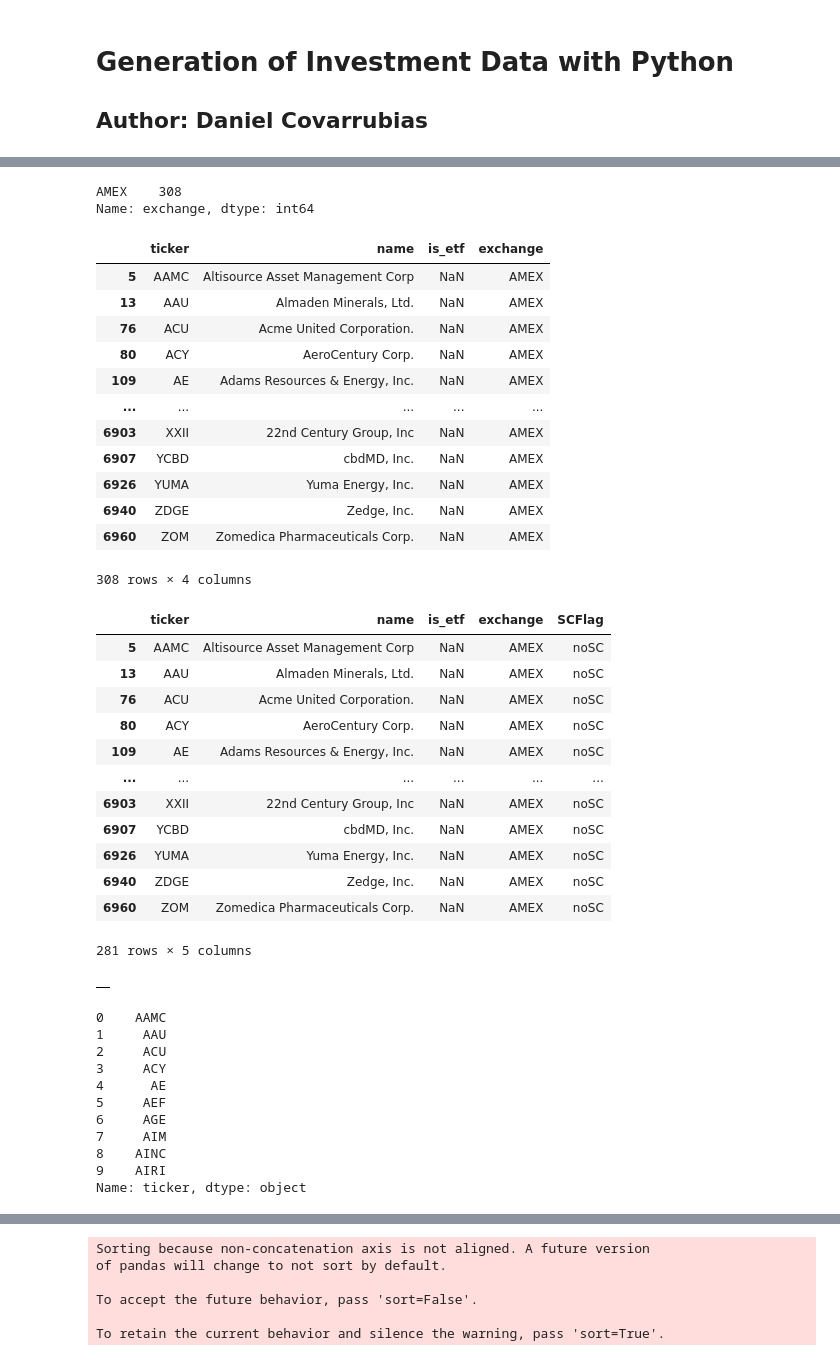
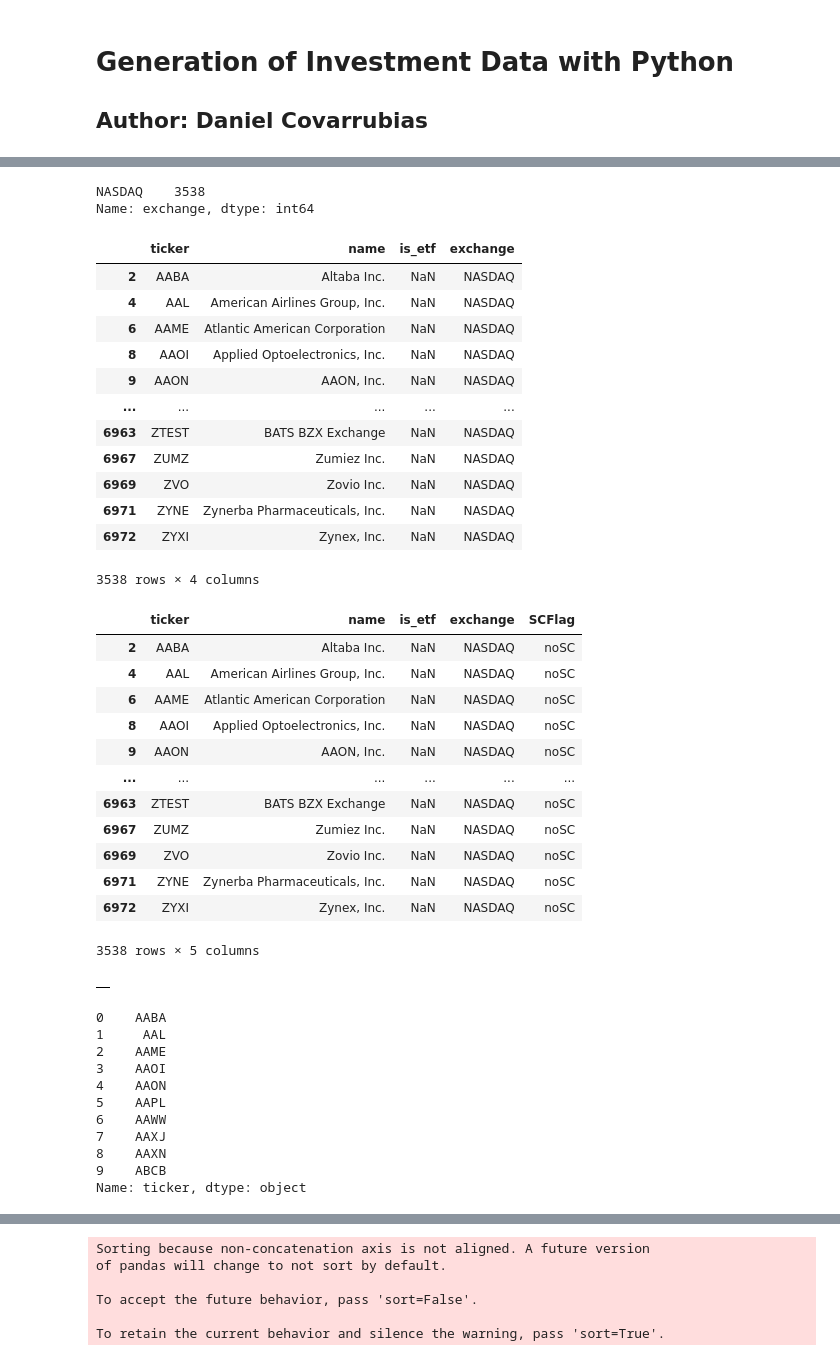
Before and after one commit to dcovarru/investmentsPython, a Jupyter notebook: investments.ipynb, the cells around one changed output, grey strips where cells are left out. Drawn from its saved outputs; the diff is of its cells as text; code cells hidden in the pictures.

```diff
--- a/investments.ipynb
+++ b/investments.ipynb
@@ -52,28 +60,28 @@ investData.shape
 # str(investDataSubset.loc[0])
 ## investDataSubsetDF.columns.str.strip()
 # investDataSubsetDF
-investData = investData[investData.exchange == 'AMEX']
+investData = investData[investData.exchange == 'NASDAQ']
 # %%
 investData['exchange'].value_counts()
 # %% [output]
-AMEX    308
+NASDAQ    3538
 Name: exchange, dtype: int64
 # %%
-investData[investData.exchange == 'AMEX']
+investData[investData.exchange == 'NASDAQ']
 # %% [output]
 |  | ticker | name | is_etf | exchange |
-| 5 | AAMC | Altisource Asset Management Corp | NaN | AMEX |
-| 13 | AAU | Almaden Minerals, Ltd. | NaN | AMEX |
-| 76 | ACU | Acme United Corporation. | NaN | AMEX |
-| 80 | ACY | AeroCentury Corp. | NaN | AMEX |
-| 109 | AE | Adams Resources & Energy, Inc. | NaN | AMEX |
+| 2 | AABA | Altaba Inc. | NaN | NASDAQ |
+| 4 | AAL | American Airlines Group, Inc. | NaN | NASDAQ |
+| 6 | AAME | Atlantic American Corporation | NaN | NASDAQ |
+| 8 | AAOI | Applied Optoelectronics, Inc. | NaN | NASDAQ |
+| 9 | AAON | AAON, Inc. | NaN | NASDAQ |
 | ... | ... | ... | ... | ... |
-| 6903 | XXII | 22nd Century Group, Inc | NaN | AMEX |
-| 6907 | YCBD | cbdMD, Inc. | NaN | AMEX |
-| 6926 | YUMA | Yuma Energy, Inc. | NaN | AMEX |
-| 6940 | ZDGE | Zedge, Inc. | NaN | AMEX |
-| 6960 | ZOM | Zomedica Pharmaceuticals Corp. | NaN | AMEX |
+| 6963 | ZTEST | BATS BZX Exchange | NaN | NASDAQ |
+| 6967 | ZUMZ | Zumiez Inc. | NaN | NASDAQ |
+| 6969 | ZVO | Zovio Inc. | NaN | NASDAQ |
+| 6971 | ZYNE | Zynerba Pharmaceuticals, Inc. | NaN | NASDAQ |
+| 6972 | ZYXI | Zynex, Inc. | NaN | NASDAQ |
-308 rows × 4 columns
+3538 rows × 4 columns
 # %%
 ######################################
 # Python program to check if a string contains
@@ -113,18 +121,18 @@ investData = investData[investData.SCFlag == 'noSC']
 investData
 # %% [output]
 |  | ticker | name | is_etf | exchange | SCFlag |
-| 5 | AAMC | Altisource Asset Management Corp | NaN | AMEX | noSC |
-| 13 | AAU | Almaden Minerals, Ltd. | NaN | AMEX | noSC |
-| 76 | ACU | Acme United Corporation. | NaN | AMEX | noSC |
-| 80 | ACY | AeroCentury Corp. | NaN | AMEX | noSC |
-| 109 | AE | Adams Resources & Energy, Inc. | NaN | AMEX | noSC |
+| 2 | AABA | Altaba Inc. | NaN | NASDAQ | noSC |
+| 4 | AAL | American Airlines Group, Inc. | NaN | NASDAQ | noSC |
+| 6 | AAME | Atlantic American Corporation | NaN | NASDAQ | noSC |
+| 8 | AAOI | Applied Optoelectronics, Inc. | NaN | NASDAQ | noSC |
+| 9 | AAON | AAON, Inc. | NaN | NASDAQ | noSC |
 | ... | ... | ... | ... | ... | ... |
-| 6903 | XXII | 22nd Century Group, Inc | NaN | AMEX | noSC |
-| 6907 | YCBD | cbdMD, Inc. | NaN | AMEX | noSC |
-| 6926 | YUMA | Yuma Energy, Inc. | NaN | AMEX | noSC |
-| 6940 | ZDGE | Zedge, Inc. | NaN | AMEX | noSC |
-| 6960 | ZOM | Zomedica Pharmaceuticals Corp. | NaN | AMEX | noSC |
+| 6963 | ZTEST | BATS BZX Exchange | NaN | NASDAQ | noSC |
+| 6967 | ZUMZ | Zumiez Inc. | NaN | NASDAQ | noSC |
+| 6969 | ZVO | Zovio Inc. | NaN | NASDAQ | noSC |
+| 6971 | ZYNE | Zynerba Pharmaceuticals, Inc. | NaN | NASDAQ | noSC |
+| 6972 | ZYXI | Zynex, Inc. | NaN | NASDAQ | noSC |
-281 rows × 5 columns
+3538 rows × 5 columns
 # %%
 ######################################
 # need to address instances where ticker does not exist
@@ -162,16 +170,16 @@ get_data('AaaGRX')
 investData.reset_index(inplace=True)
 investData.ticker[0:10]
 # %% [output]
-0    AAMC
-1     AAU
-2     ACU
-3     ACY
-4      AE
-5     AEF
-6     AGE
-7     AIM
-8    AINC
-9    AIRI
+0    AABA
+1     AAL
+2    AAME
+3    AAOI
+4    AAON
+5    AAPL
+6    AAWW
+7    AAXJ
+8    AAXN
+9    ABCB
 Name: ticker, dtype: object
 # %%
 #########################
```
Also changed, not shown: parts of 8 cells of this notebook.
